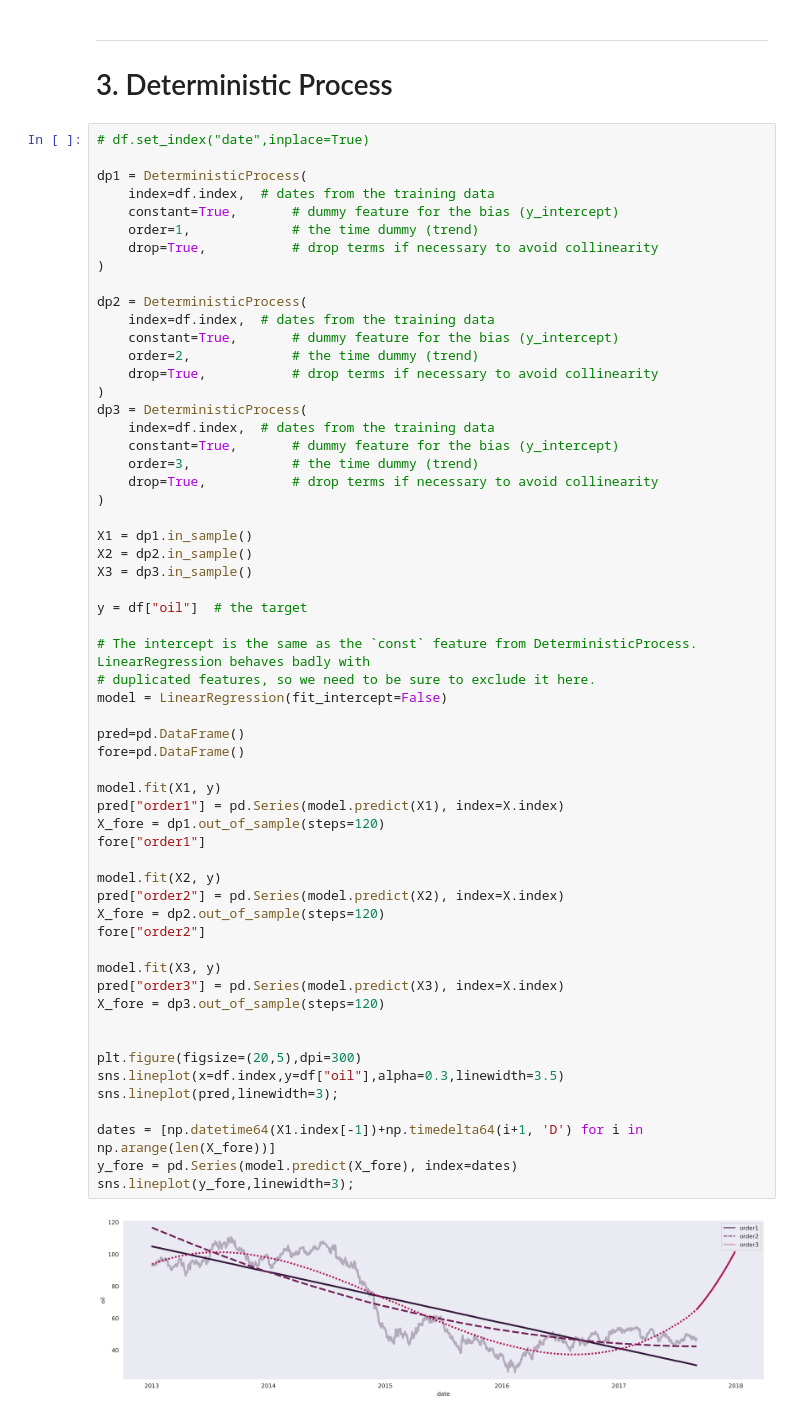
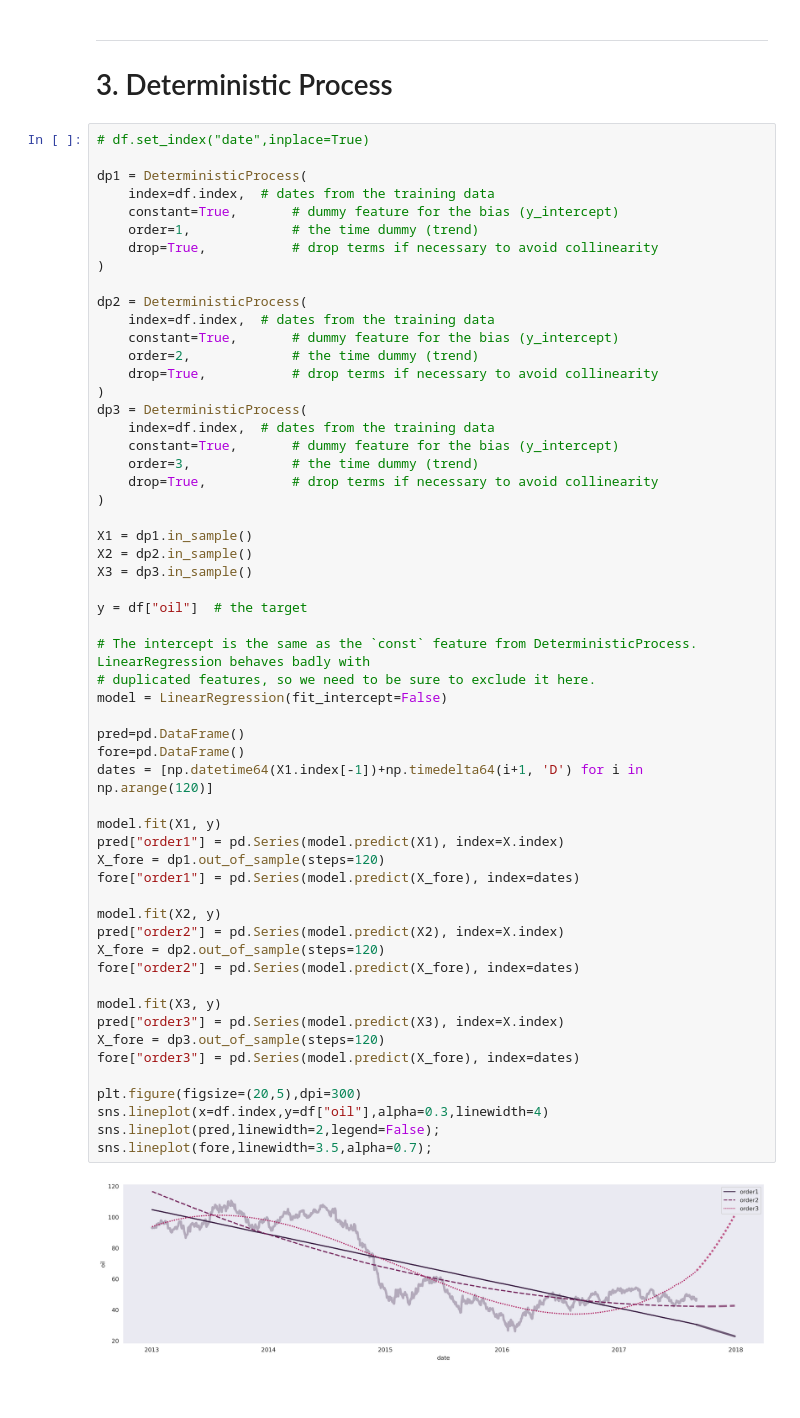
Before and after one commit to IqmanS/Machine-Learning-Notebooks, a Jupyter notebook: time_series_notebook/guide-to-time-series-notebook.ipynb, the cells around one changed output. Drawn from its saved outputs; the diff is of its cells as text.

Commit message:
Kaggle Notebook | 📈 Guide to Time Series Notebook | Version 2

```diff
--- a/time_series_notebook/guide-to-time-series-notebook.ipynb
+++ b/time_series_notebook/guide-to-time-series-notebook.ipynb
@@ -110,40 +110,38 @@ dp3 = DeterministicProcess(
     drop=True,           # drop terms if necessary to avoid collinearity
 )
 
 X1 = dp1.in_sample()
 X2 = dp2.in_sample()
 X3 = dp3.in_sample()
 
 y = df["oil"]  # the target
 
 # The intercept is the same as the `const` feature from DeterministicProcess. LinearRegression behaves badly with
 # duplicated features, so we need to be sure to exclude it here.
 model = LinearRegression(fit_intercept=False)
 
 pred=pd.DataFrame()
 fore=pd.DataFrame()
+dates = [np.datetime64(X1.index[-1])+np.timedelta64(i+1, 'D') for i in np.arange(120)]
 
 model.fit(X1, y)
 pred["order1"] = pd.Series(model.predict(X1), index=X.index)
 X_fore = dp1.out_of_sample(steps=120)
-fore["order1"]
+fore["order1"] = pd.Series(model.predict(X_fore), index=dates)
 
 model.fit(X2, y)
 pred["order2"] = pd.Series(model.predict(X2), index=X.index)
 X_fore = dp2.out_of_sample(steps=120)
-fore["order2"]
+fore["order2"] = pd.Series(model.predict(X_fore), index=dates)
 
 model.fit(X3, y)
 pred["order3"] = pd.Series(model.predict(X3), index=X.index)
 X_fore = dp3.out_of_sample(steps=120)
-
+fore["order3"] = pd.Series(model.predict(X_fore), index=dates)
 
 plt.figure(figsize=(20,5),dpi=300)
-sns.lineplot(x=df.index,y=df["oil"],alpha=0.3,linewidth=3.5)
-sns.lineplot(pred,linewidth=3);
-
-dates = [np.datetime64(X1.index[-1])+np.timedelta64(i+1, 'D') for i in np.arange(len(X_fore))]
-y_fore = pd.Series(model.predict(X_fore), index=dates)
-sns.lineplot(y_fore,linewidth=3);
+sns.lineplot(x=df.index,y=df["oil"],alpha=0.3,linewidth=4)
+sns.lineplot(pred,linewidth=2,legend=False);
+sns.lineplot(fore,linewidth=3.5,alpha=0.7);
 # %% [output]
-[figure, old version]
+[figure, new version]
```
